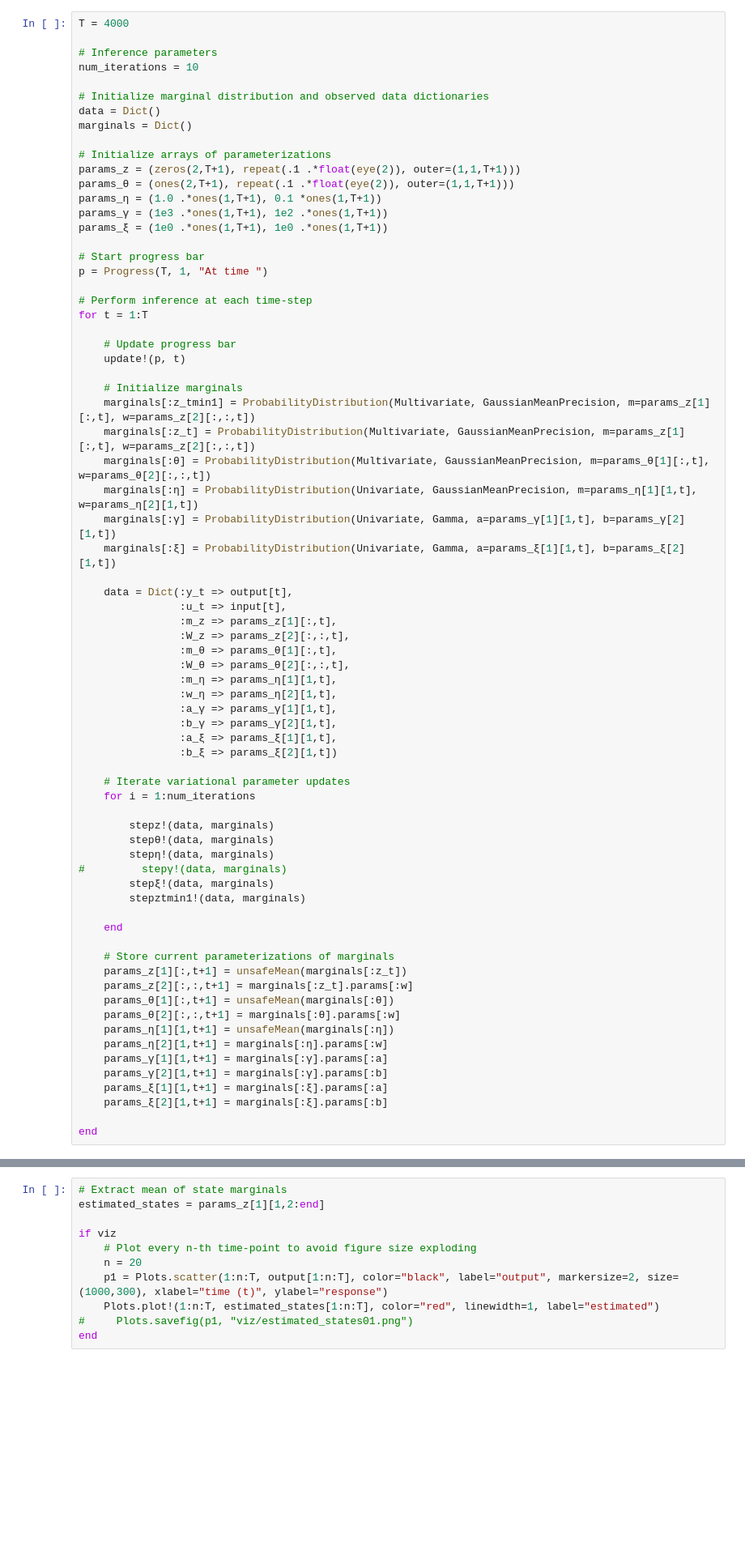
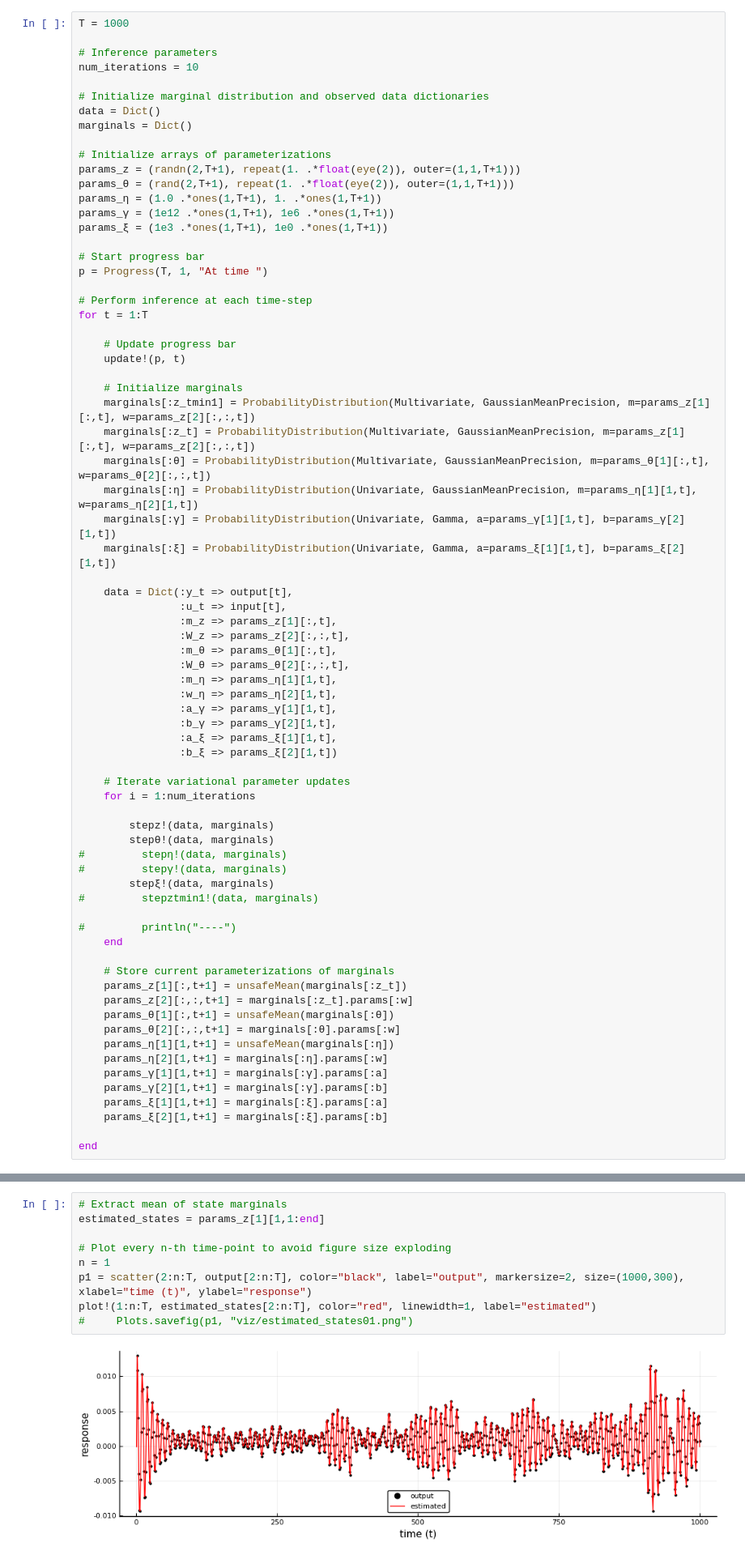
Before and after one commit to biaslab/nsi-silverbox, a Jupyter notebook: identification/identification-GFX-stoch.ipynb, the cells around one changed output, grey strips where cells are left out. Shown at 81% size. Saved outputs shown, nothing was run; the diff lists cells and outputs as text; blank space fills up the shorter version.

```diff
--- a/identification/identification-GFX-stoch.ipynb
+++ b/identification/identification-GFX-stoch.ipynb
@@ -224,5 +212,5 @@ end # block
 # %%
-T = 4000
+T = 1000
 
 # Inference parameters
 num_iterations = 10
@@ -232,11 +220,11 @@ data = Dict()
 marginals = Dict()
 
 # Initialize arrays of parameterizations
-params_z = (zeros(2,T+1), repeat(.1 .*float(eye(2)), outer=(1,1,T+1)))
-params_θ = (ones(2,T+1), repeat(.1 .*float(eye(2)), outer=(1,1,T+1)))
-params_η = (1.0 .*ones(1,T+1), 0.1 *ones(1,T+1))
-params_γ = (1e3 .*ones(1,T+1), 1e2 .*ones(1,T+1))
-params_ξ = (1e0 .*ones(1,T+1), 1e0 .*ones(1,T+1))
+params_z = (randn(2,T+1), repeat(1. .*float(eye(2)), outer=(1,1,T+1)))
+params_θ = (rand(2,T+1), repeat(1. .*float(eye(2)), outer=(1,1,T+1)))
+params_η = (1.0 .*ones(1,T+1), 1. .*ones(1,T+1))
+params_γ = (1e12 .*ones(1,T+1), 1e6 .*ones(1,T+1))
+params_ξ = (1e3 .*ones(1,T+1), 1e0 .*ones(1,T+1))
 
 # Start progress bar
 p = Progress(T, 1, "At time ")
@@ -273,11 +261,12 @@ for t = 1:T
 
         stepz!(data, marginals)
         stepθ!(data, marginals)
-        stepη!(data, marginals)
+#         stepη!(data, marginals)
 #         stepγ!(data, marginals)
         stepξ!(data, marginals)
-        stepztmin1!(data, marginals)
+#         stepztmin1!(data, marginals)
 
+#         println("----")
     end
 
     # Store current parameterizations of marginals
@@ -304,14 +287,14 @@ true
 # %%
 # Extract mean of state marginals
-estimated_states = params_z[1][1,2:end]
+estimated_states = params_z[1][1,1:end]
 
-if viz
-    # Plot every n-th time-point to avoid figure size exploding
-    n = 20
-    p1 = Plots.scatter(1:n:T, output[1:n:T], color="black", label="output", markersize=2, size=(1000,300), xlabel="time (t)", ylabel="response")
-    Plots.plot!(1:n:T, estimated_states[1:n:T], color="red", linewidth=1, label="estimated")
+# Plot every n-th time-point to avoid figure size exploding
+n = 1
+p1 = scatter(2:n:T, output[2:n:T], color="black", label="output", markersize=2, size=(1000,300), xlabel="time (t)", ylabel="response")
+plot!(1:n:T, estimated_states[2:n:T], color="red", linewidth=1, label="estimated")
 #     Plots.savefig(p1, "viz/estimated_states01.png")
-end
+# %% [output]
+[figure, added]
 # %%
 # Extract mean of coefficient marginals
 estimated_coeffs_1_mean = params_θ[1][1,2:end]
```
Also changed, not shown: parts of 12 cells of this notebook.
